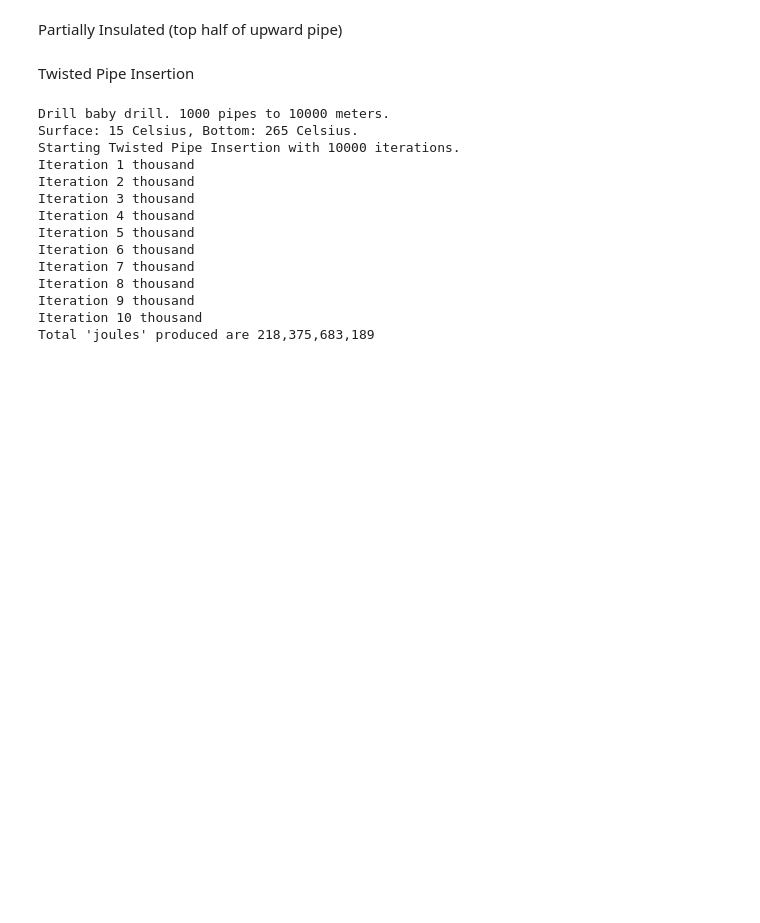
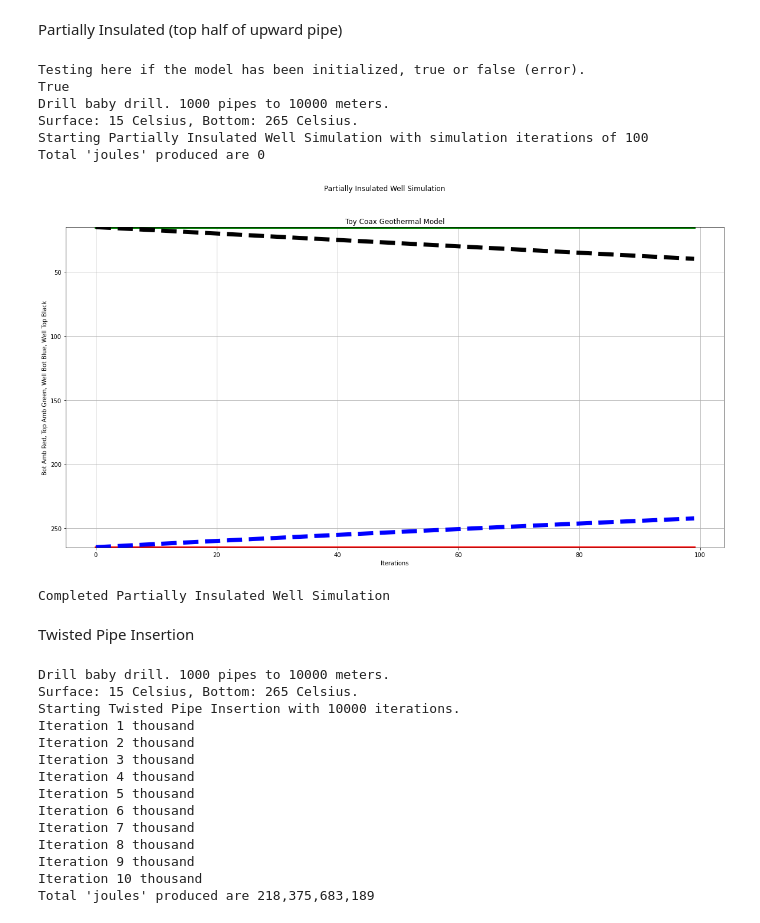
Before and after one commit to BobMetcalfe/GEO, a Jupyter notebook: CoaxGEO.ipynb, the cells around one changed output. Drawn from its saved outputs; the diff is of its cells as text; code cells hidden in the pictures; blank space fills up the shorter version.

```diff
--- a/CoaxGEO.ipynb
+++ b/CoaxGEO.ipynb
@@ -358,12 +350,12 @@ Completed Simple Coaxial Well
 Partially Insulated (top half of upward pipe)
 # %%
 # This version of AOI heat exchange assumes top of inner/upward pipe is insulated perfectly
+titlestring = "Partially Insulated Well Simulation"
 
-titlestring = "Partially Insulated Well"
-
-if Initialized == False:
-    say("Not initialized. Please do.")
-    sys.exit(1)
+global initialized
+print("Testing here if the model has been initialized, true or false (error).")
+print(initialized)
+del initialized
 
 Transition = int(NumberOfPipes / 2.0)
 
@@ -540,34 +532,43 @@ def IterationPlot(suptitletext=''):
     plt.plot(plotIterations, plotWellBottom, color='blue', linestyle='dashed', linewidth = 7)
     plt.plot(plotIterations, plotWellTop, color='black', linestyle='dashed', linewidth = 7)
 
     plt.xlabel('Iterations')
     plt.ylabel('Bot Amb Red, Top Amb Green, Well Bot Blue, Well Top Black')
     plt.title("Toy Coax Geothermal Model")
     plt.suptitle(suptitletext)
     plt.grid(True)
     plt.ylim(BottomTemperature,TopTemperature)
     plt.show()
 
 ##########
 
 Initialize()
 
-NumberOfIterations = 10000
+NumberOfIterations = 100
 
 say("Starting " + titlestring + " with simulation iterations of " + str(NumberOfIterations))
 
 for iteration in range(NumberOfIterations): # iteration on thermo update
 
     AOIINS() # Update inner and outer temps from AOI
 
     Flow() # Move working fluid one pipe along, up, down, and around
 
     if ((iteration%1000) == 999):
         thousands = str((iteration+1)//1000)
         say("Iteration " + thousands + " thousand")
 
 IterationPlot(titlestring)
 say("Completed " + titlestring)
+# %% [output]
+Testing here if the model has been initialized, true or false (error).
+True
+Drill baby drill. 1000 pipes to 10000 meters.
+Surface: 15 Celsius, Bottom: 265 Celsius.
+Starting Partially Insulated Well Simulation with simulation iterations of 100
+Total 'joules' produced are 0
+[figure, added]
+Completed Partially Insulated Well Simulation
 # %% [markdown]
 Twisted Pipe Insertion
 # %%
```
Also changed, not shown: parts of 7 cells of this notebook.
